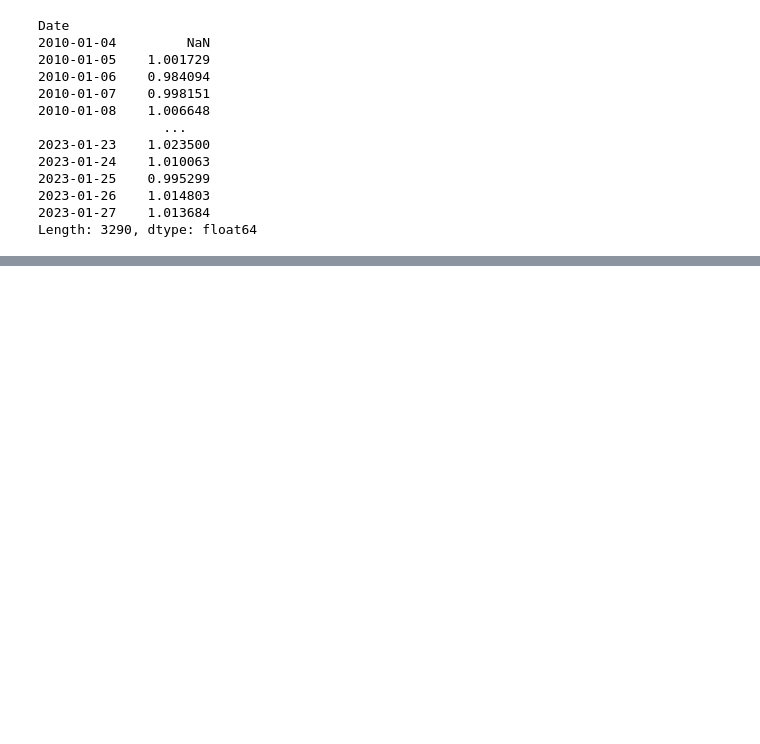
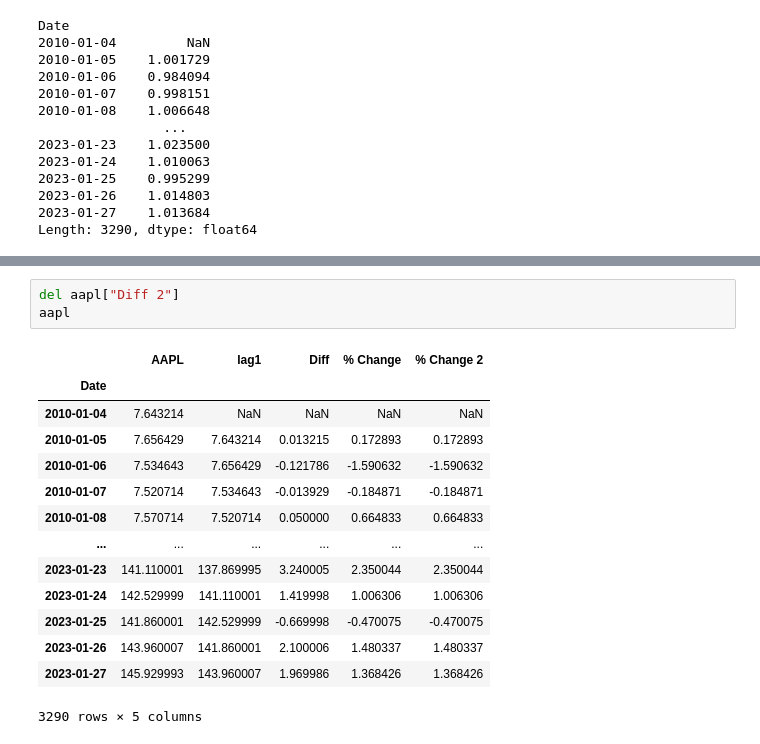
Before and after one commit to SouCode/RoboTrader, a Jupyter notebook: inMoneyTutorial.ipynb, the cells around one changed output, grey strips where cells are left out. Drawn from its saved outputs; the diff is of its cells as text; blank space fills up the shorter version.

```diff
--- a/inMoneyTutorial.ipynb
+++ b/inMoneyTutorial.ipynb
@@ -453,0 +490,18 @@ aapl
+# %%
+del aapl["Diff 2"]
+aapl
+# %% [output]
+|  | AAPL | lag1 | Diff | % Change | % Change 2 |
+| Date |  |  |  |  |  |
+| 2010-01-04 | 7.643214 | NaN | NaN | NaN | NaN |
+| 2010-01-05 | 7.656429 | 7.643214 | 0.013215 | 0.172893 | 0.172893 |
+| 2010-01-06 | 7.534643 | 7.656429 | -0.121786 | -1.590632 | -1.590632 |
+| 2010-01-07 | 7.520714 | 7.534643 | -0.013929 | -0.184871 | -0.184871 |
+| 2010-01-08 | 7.570714 | 7.520714 | 0.050000 | 0.664833 | 0.664833 |
+| ... | ... | ... | ... | ... | ... |
+| 2023-01-23 | 141.110001 | 137.869995 | 3.240005 | 2.350044 | 2.350044 |
+| 2023-01-24 | 142.529999 | 141.110001 | 1.419998 | 1.006306 | 1.006306 |
+| 2023-01-25 | 141.860001 | 142.529999 | -0.669998 | -0.470075 | -0.470075 |
+| 2023-01-26 | 143.960007 | 141.860001 | 2.100006 | 1.480337 | 1.480337 |
+| 2023-01-27 | 145.929993 | 143.960007 | 1.969986 | 1.368426 | 1.368426 |
+3290 rows × 5 columns
```
Also changed, not shown: parts of 14 cells of this notebook.
